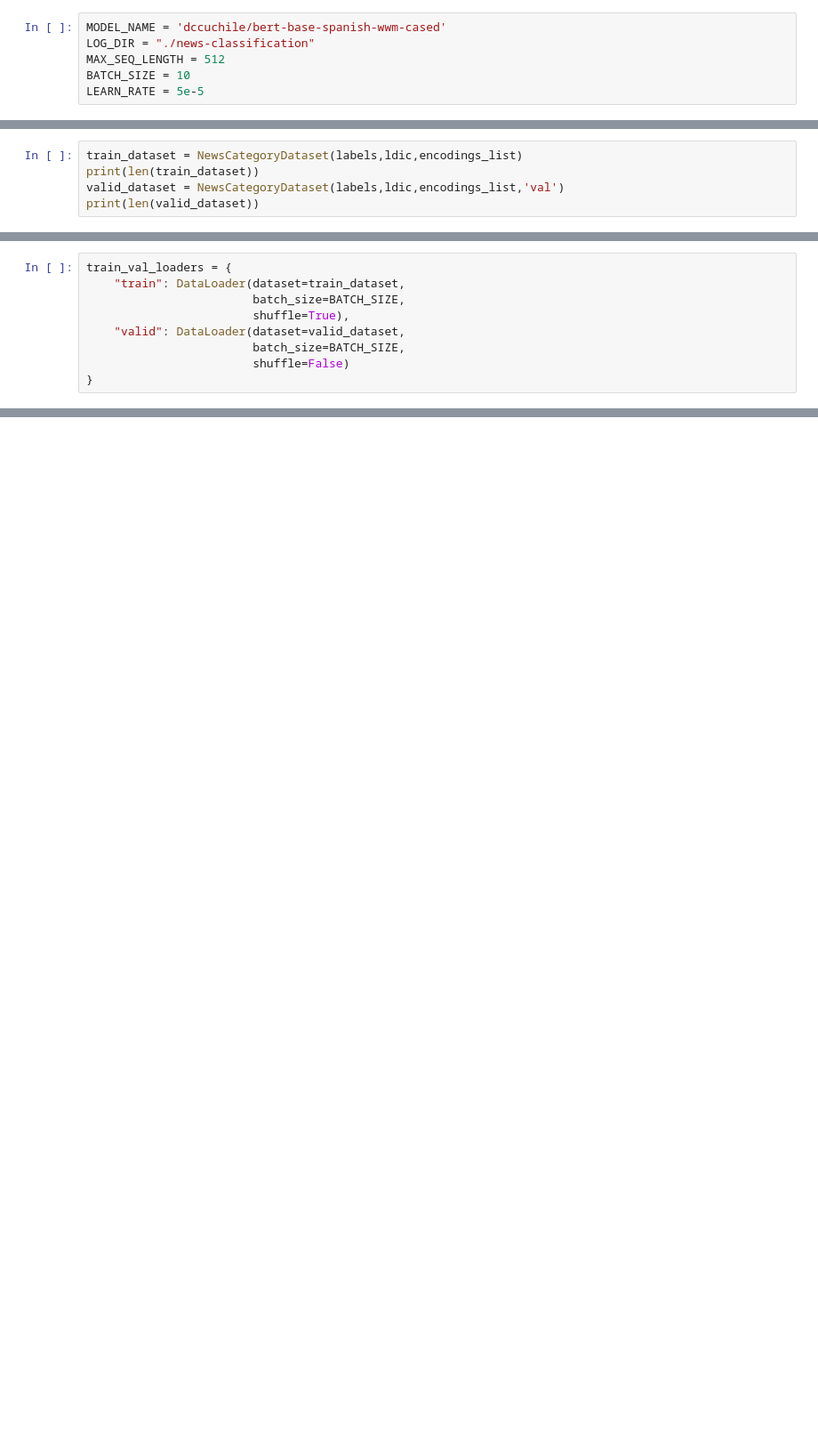
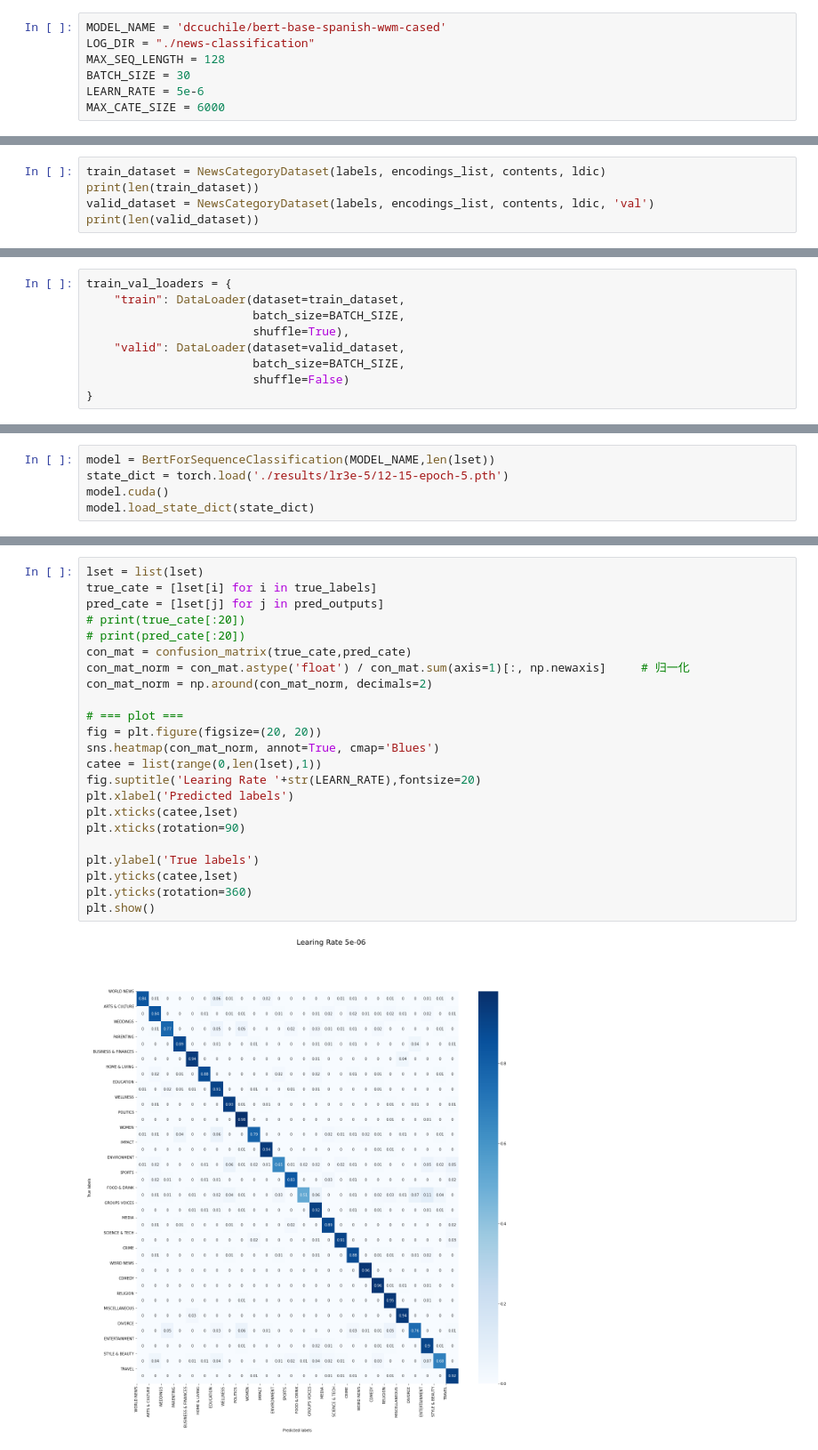
Before and after one commit to HuHang-koko5/BERT, a Jupyter notebook: news-classifier/utils.ipynb, the cells around one changed output, grey strips where cells are left out. Shown at 89% size. Cells and saved outputs as stored; diff of their text form; blank space fills up the shorter version.

```diff
--- a/news-classifier/utils.ipynb
+++ b/news-classifier/utils.ipynb
@@ -9,9 +13,10 @@ from torch.autograd import Variable
 # %%
 MODEL_NAME = 'dccuchile/bert-base-spanish-wwm-cased'
 LOG_DIR = "./news-classification"
-MAX_SEQ_LENGTH = 512
-BATCH_SIZE = 10
-LEARN_RATE = 5e-5
+MAX_SEQ_LENGTH = 128
+BATCH_SIZE = 30
+LEARN_RATE = 5e-6
+MAX_CATE_SIZE = 6000
 # %%
 def load_data(path,type='JSON'):
     if type == 'JSON':
@@ -146,7 +162,7 @@ class NewsCategoryDataset(Dataset):
         return res
 # %%
-train_dataset = NewsCategoryDataset(labels,ldic,encodings_list)
+train_dataset = NewsCategoryDataset(labels, encodings_list, contents, ldic)
 print(len(train_dataset))
-valid_dataset = NewsCategoryDataset(labels,ldic,encodings_list,'val')
+valid_dataset = NewsCategoryDataset(labels, encodings_list, contents, ldic, 'val')
 print(len(valid_dataset))
 # %% [output]
@@ -203,0 +359,5 @@ from transformers import TrainingArguments
+# %%
+model = BertForSequenceClassification(MODEL_NAME,len(lset))
+state_dict = torch.load('./results/lr3e-5/12-15-epoch-5.pth')
+model.cuda()
+model.load_state_dict(state_dict)
@@ -203,0 +404,25 @@ from transformers import TrainingArguments
+# %%
+lset = list(lset)
+true_cate = [lset[i] for i in true_labels]
+pred_cate = [lset[j] for j in pred_outputs]
+# print(true_cate[:20])
+# print(pred_cate[:20])
+con_mat = confusion_matrix(true_cate,pred_cate)
+con_mat_norm = con_mat.astype('float') / con_mat.sum(axis=1)[:, np.newaxis]     # 归一化
+con_mat_norm = np.around(con_mat_norm, decimals=2)
+
+# === plot ===
+fig = plt.figure(figsize=(20, 20))
+sns.heatmap(con_mat_norm, annot=True, cmap='Blues')
+catee = list(range(0,len(lset),1))
+fig.suptitle('Learing Rate '+str(LEARN_RATE),fontsize=20)
+plt.xlabel('Predicted labels')
+plt.xticks(catee,lset)
+plt.xticks(rotation=90)
+
+plt.ylabel('True labels')
+plt.yticks(catee,lset)
+plt.yticks(rotation=360)
+plt.show()
+# %% [output]
+[figure, added]
```
Also changed, not shown: parts of 39 cells of this notebook, 1 other file.
